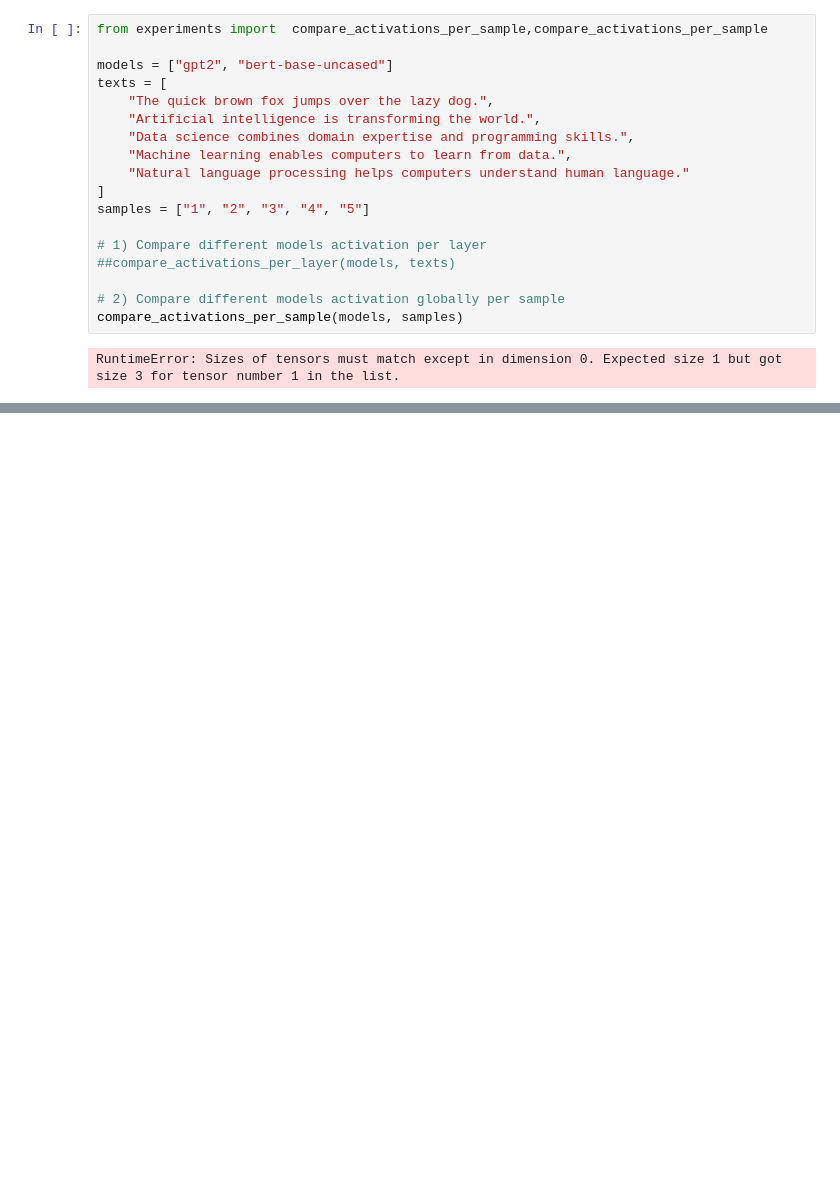
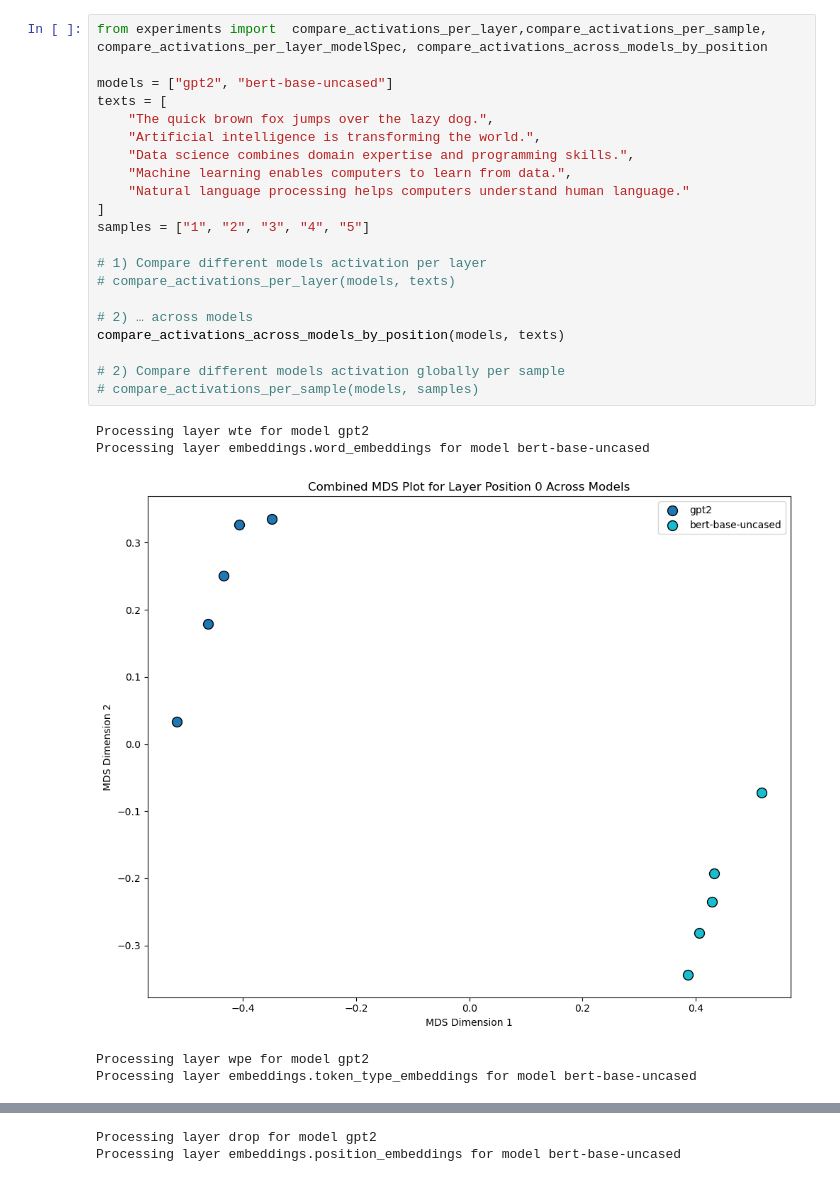
Before and after one commit to Jihagen/LLM-RSA-Project, a Jupyter notebook: Experiment_test.ipynb, the cells around one changed output, grey strips where cells are left out. Saved outputs shown, nothing was run; the diff lists cells and outputs as text; blank space fills up the shorter version.

Commit message:
Started Experiments

```diff
--- a/Experiment_test.ipynb
+++ b/Experiment_test.ipynb
@@ -1,20 +1,27 @@
 # %%
-from experiments import  compare_activations_per_sample,compare_activations_per_sample
+from experiments import  compare_activations_per_layer,compare_activations_per_sample, compare_activations_per_layer_modelSpec, compare_activations_across_models_by_position
 
 models = ["gpt2", "bert-base-uncased"]
 texts = [
     "The quick brown fox jumps over the lazy dog.",
     "Artificial intelligence is transforming the world.",
     "Data science combines domain expertise and programming skills.",
     "Machine learning enables computers to learn from data.",
     "Natural language processing helps computers understand human language."
 ]
 samples = ["1", "2", "3", "4", "5"]
 
 # 1) Compare different models activation per layer
-##compare_activations_per_layer(models, texts)
+# compare_activations_per_layer(models, texts)
+
+# 2) … across models
+compare_activations_across_models_by_position(models, texts)
 
 # 2) Compare different models activation globally per sample
-compare_activations_per_sample(models, samples)
+# compare_activations_per_sample(models, samples)
 # %% [output]
-RuntimeError: Sizes of tensors must match except in dimension 0. Expected size 1 but got size 3 for tensor number 1 in the list.
+Processing layer wte for model gpt2
+Processing layer embeddings.word_embeddings for model bert-base-uncased
+[figure, added]
+Processing layer wpe for model gpt2
+Processing layer embeddings.token_type_embeddings for model bert-base-uncased
@@ -20,0 +29,2 @@ RuntimeError: Sizes of tensors must match except in dimension 0. Expected size 1
+Processing layer drop for model gpt2
+Processing layer embeddings.position_embeddings for model bert-base-uncased
```
Also changed, not shown: parts of 1 cell of this notebook, 1 other file.
